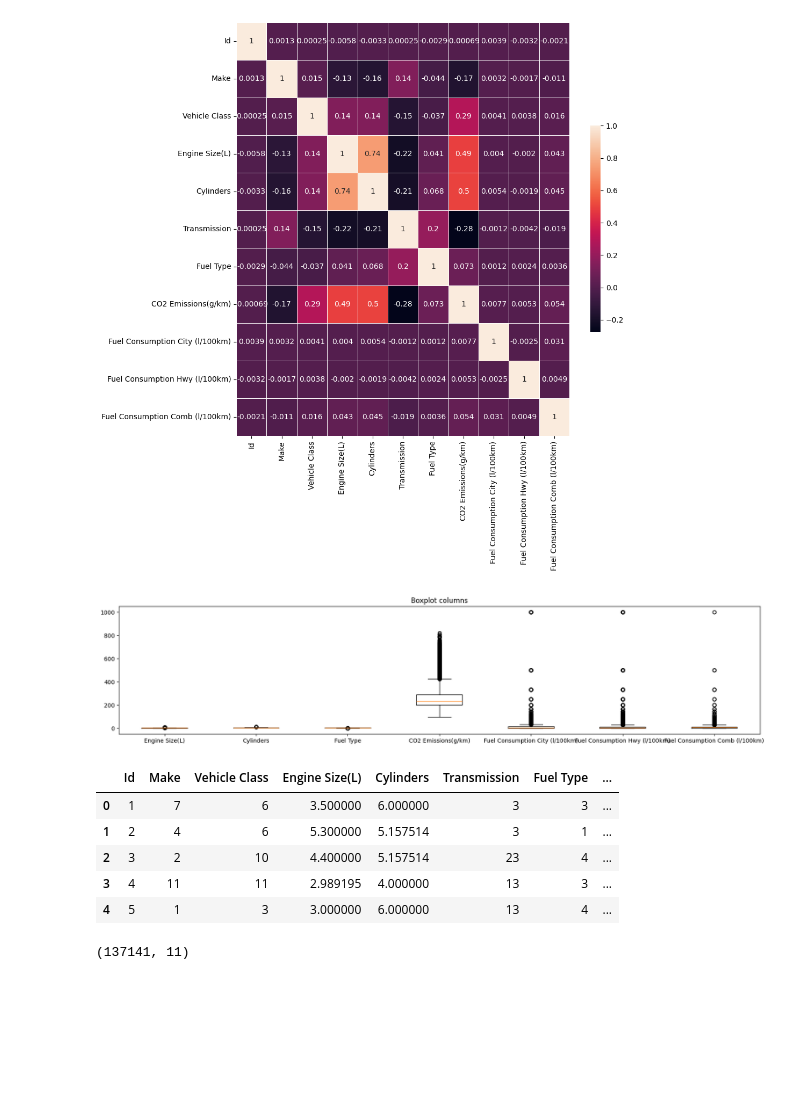
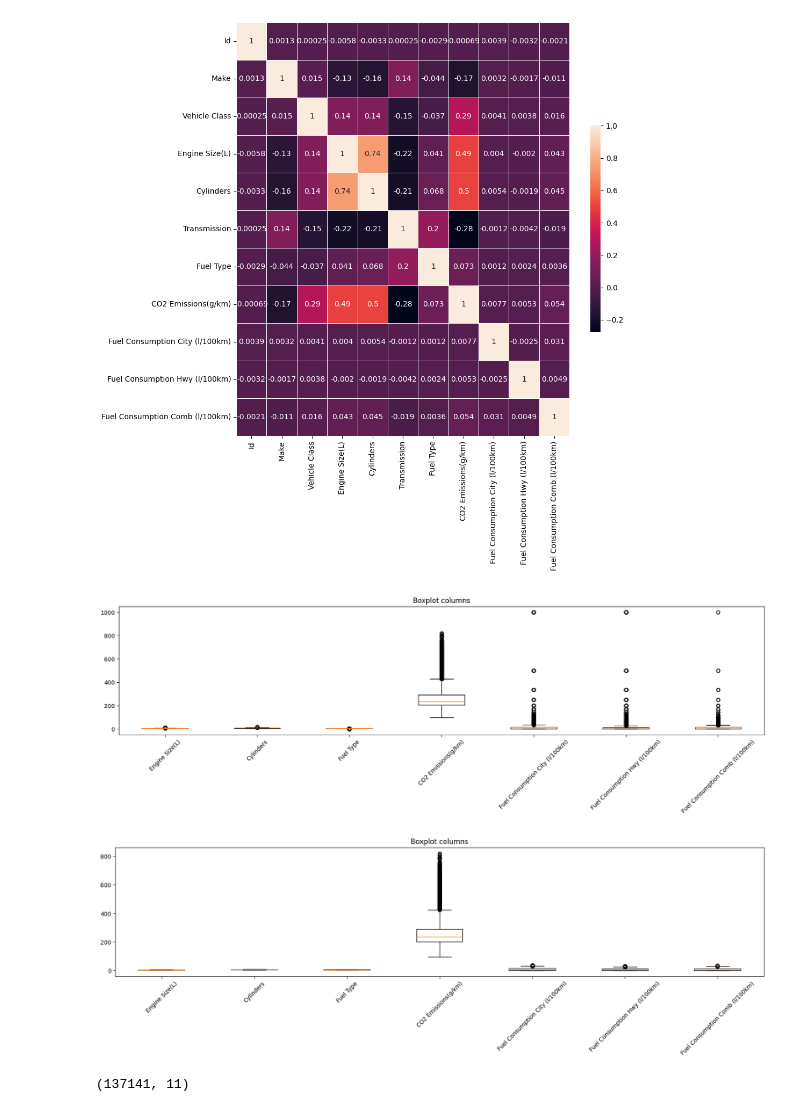
Before and after one commit to dikaizm/data-slayer, a Jupyter notebook: notebooks/1.0-data-exploration.ipynb, the cells around one changed output. Drawn from its saved outputs; the diff is of its cells as text; code cells hidden in the pictures; blank space fills up the shorter version.

Commit message:
Update data files and remove unused notebook

```diff
--- a/notebooks/1.0-data-exploration.ipynb
+++ b/notebooks/1.0-data-exploration.ipynb
@@ -93,10 +93,10 @@ Replace missing value menjadi NaN
 # %%
 def similarize_missing_values(df):
     missing_values = ['missing', '-1', 'not-recorded', 'na', 'unspecified', 'unknown', 'unestablished', 'not-available']
-    cleaned_cols = ['Vehicle Class', 'Engine Size(L)', 'Cylinders', 'Transmission', 'Fuel Type']
+    # cleaned_cols = ['Vehicle Class', 'Engine Size(L)', 'Cylinders', 'Transmission', 'Fuel Type']
 
     df_new = df.copy()
-    for col in cleaned_cols:
+    for col in df_new.columns:
         df_new[col] = df_new[col].replace(missing_values, np.nan)
 
     return df_new
@@ -268,7 +262,7 @@ def calc_conversion(row):
     # Check if the denominator is not zero before performing the division
     result = np.nan
     if conversion_factor != np.nan and number != 0:
-        if conversion_factor == 'L/10km':
+        if conversion_factor in ['L/10km', 'L/100km', 'L/100 km', 'liters per 100 km']:
             result = number * conversion_factor
         else:
             result = conversion_factor / number
@@ -536,18 +399,15 @@ train_cleaned = fill_missval_num(train_cleaned)
 from sklearn.preprocessing import LabelEncoder
 label_encoder = LabelEncoder()
 
-def encode_categorical(df):
+def encode_categorical(df, cols):
     df_encoded = df.copy()
-
-    df_encoded['Make'] = label_encoder.fit_transform(df_encoded['Make'])
-    df_encoded['Vehicle Class'] = label_encoder.fit_transform(df_encoded['Vehicle Class'])
-    df_encoded['Transmission'] = label_encoder.fit_transform(df_encoded['Transmission'])
-    df_encoded['Fuel Type'] = label_encoder.fit_transform(df_encoded['Fuel Type'])
+    for col in cols:
+        df_encoded[col] = label_encoder.fit_transform(df_encoded[col])
 
     return df_encoded
 
 
-train_encoded = encode_categorical(train_cleaned)
+train_encoded = encode_categorical(train_cleaned, train_cleaned.columns[train_cleaned.dtypes == 'object'])
 
 train_encoded.head()
 # %% [output]
@@ -579,22 +439,19 @@ sns.heatmap(corr, annot=True, linewidths=0.5, cbar_kws={"shrink": 0.5})
 [figure]
 # %%
 # Boxplot IQR to visualize outliers
-exclude_cols = ['Make', 'Vehicle Class', 'Transmission', 'Id']
-cols_to_plot = [col for col in train_encoded.columns if col not in exclude_cols]
-data_to_plot = [train_encoded[col].dropna().values for col in cols_to_plot]
+def visualize_outliers(df):
+    exclude_cols = ['Make', 'Vehicle Class', 'Transmission', 'Id']
+    cols_to_plot = [col for col in df.columns if col not in exclude_cols]
+    data_to_plot = [df[col].dropna().values for col in cols_to_plot]
 
-plt.figure(figsize=(20, 4))
-plt.boxplot(x=data_to_plot, labels=cols_to_plot)
-plt.title("Boxplot columns")
-plt.show()
+    plt.figure(figsize=(20, 4))
+    plt.boxplot(x=data_to_plot, labels=cols_to_plot)
+    plt.title("Boxplot columns")
+    plt.xticks(rotation=45)
+    plt.show()
 
-train_encoded.head()
+
+visualize_outliers(train_encoded)
 # %% [output]
-[figure, old version]
+[figure, new version]
-|  | Id | Make | Vehicle Class | Engine Size(L) | Cylinders | Transmission | Fuel Type | ... |
-| 0 | 1 | 7 | 6 | 3.500000 | 6.000000 | 3 | 3 | ... |
-| 1 | 2 | 4 | 6 | 5.300000 | 5.157514 | 3 | 1 | ... |
-| 2 | 3 | 2 | 10 | 4.400000 | 5.157514 | 23 | 4 | ... |
-| 3 | 4 | 11 | 11 | 2.989195 | 4.000000 | 13 | 3 | ... |
-| 4 | 5 | 1 | 3 | 3.000000 | 6.000000 | 13 | 4 | ... |
 # %%
@@ -623,6 +487,10 @@ def impute_outliers(df, cols):
 
 
 train_imputed = impute_outliers(train_encoded, ['Make', 'Vehicle Class', 'Transmission', 'Id', 'CO2 Emissions(g/km)'])
+# %%
+visualize_outliers(train_imputed)
+# %% [output]
+[figure, added]
 # %%
 train_imputed.shape
 # %% [output]
```
Also changed, not shown: parts of 34 cells of this notebook, 12 other files.
